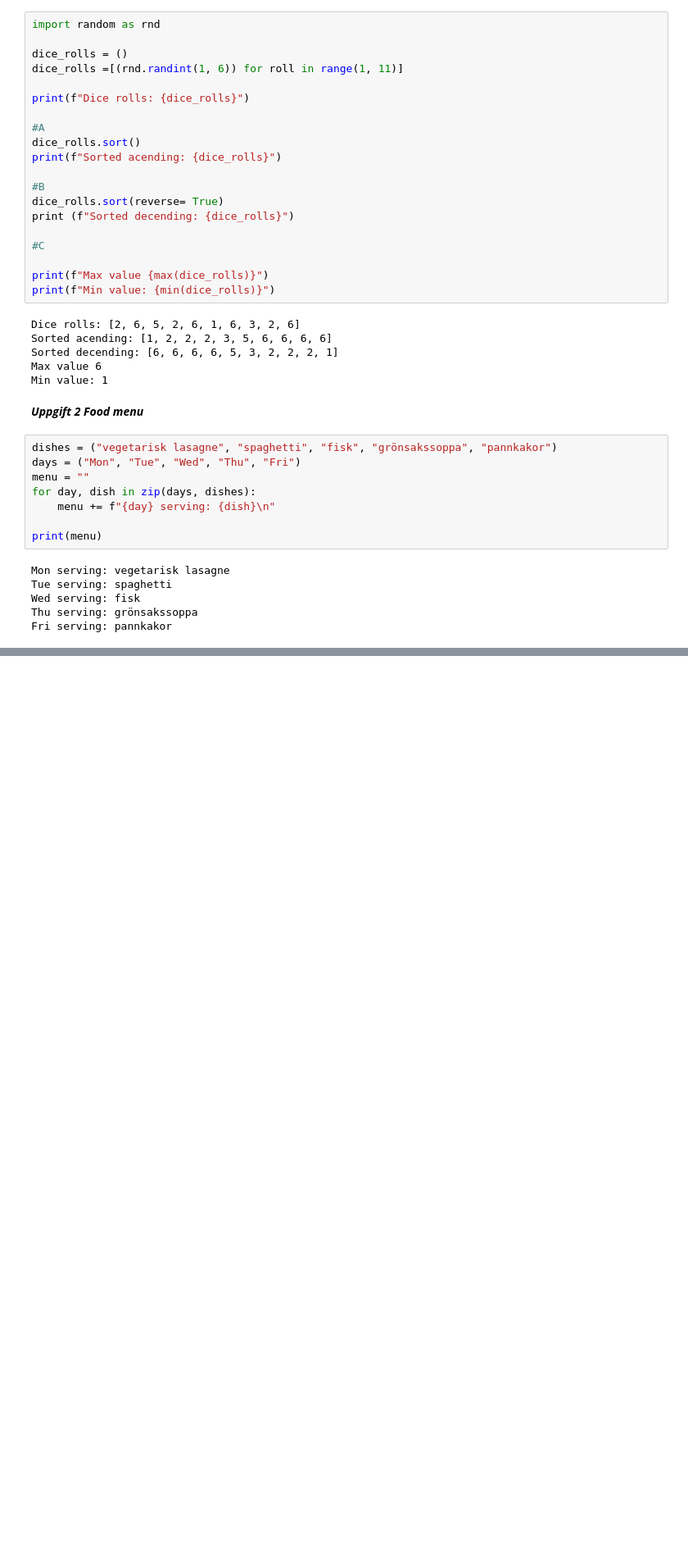
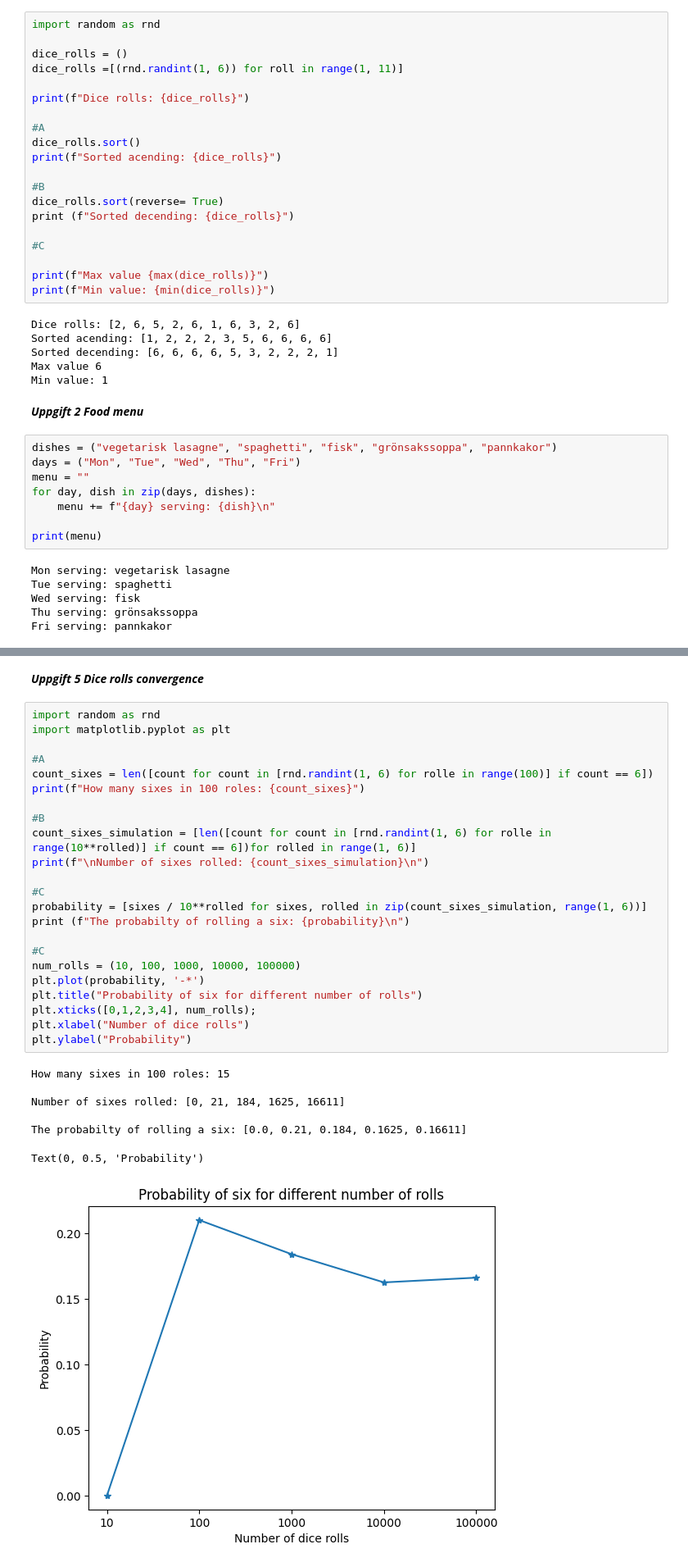
Before and after one commit to HanFredriksson/Python-programing-Hannes-Fredriksson, a Jupyter notebook: Exercises/Exercises-04.ipynb, the cells around one changed output, grey strips where cells are left out. Shown at 82% size. Saved outputs shown, nothing was run; the diff lists cells and outputs as text; blank space fills up the shorter version.

```diff
--- a/Exercises/Exercises-04.ipynb
+++ b/Exercises/Exercises-04.ipynb
@@ -61,0 +89,33 @@ ImportError: DLL load failed while importing _cext: Det går inte att hitta den
+# %% [markdown]
+***Uppgift 5 Dice rolls convergence***
+# %%
+import random as rnd
+import matplotlib.pyplot as plt
+
+#A
+count_sixes = len([count for count in [rnd.randint(1, 6) for rolle in range(100)] if count == 6])
+print(f"How many sixes in 100 roles: {count_sixes}")
+
+#B
+count_sixes_simulation = [len([count for count in [rnd.randint(1, 6) for rolle in range(10**rolled)] if count == 6])for rolled in range(1, 6)]
+print(f"\nNumber of sixes rolled: {count_sixes_simulation}\n")
+
+#C
+probability = [sixes / 10**rolled for sixes, rolled in zip(count_sixes_simulation, range(1, 6))]
+print (f"The probabilty of rolling a six: {probability}\n")
+
+#C
+num_rolls = (10, 100, 1000, 10000, 100000)
+plt.plot(probability, '-*')
+plt.title("Probability of six for different number of rolls")
+plt.xticks([0,1,2,3,4], num_rolls);
+plt.xlabel("Number of dice rolls")
+plt.ylabel("Probability")
+# %% [output]
+How many sixes in 100 roles: 15
+
+Number of sixes rolled: [0, 21, 184, 1625, 16611]
+
+The probabilty of rolling a six: [0.0, 0.21, 0.184, 0.1625, 0.16611]
+Text(0, 0.5, 'Probability')
+[figure, added]
```
Also changed, not shown: parts of 7 cells of this notebook.
